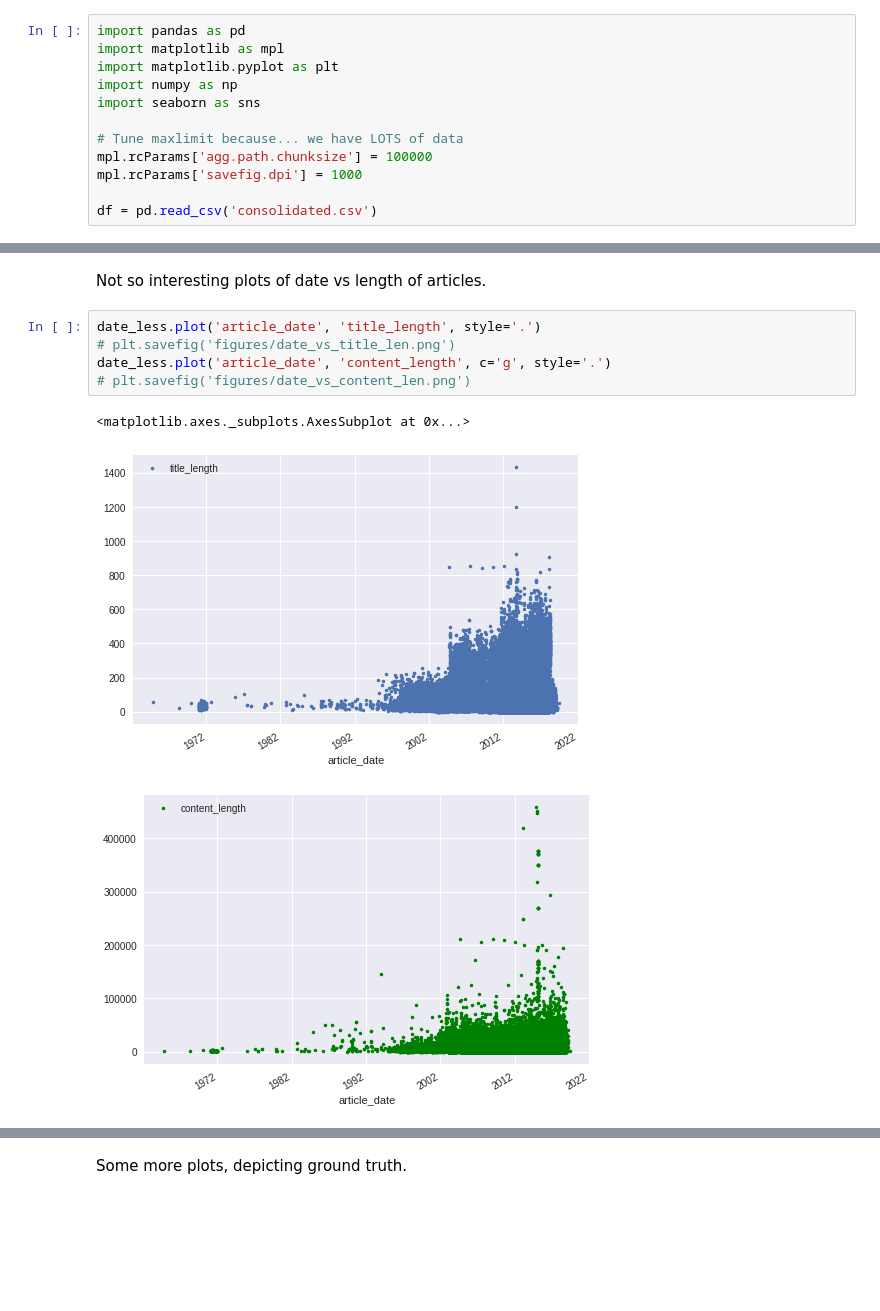
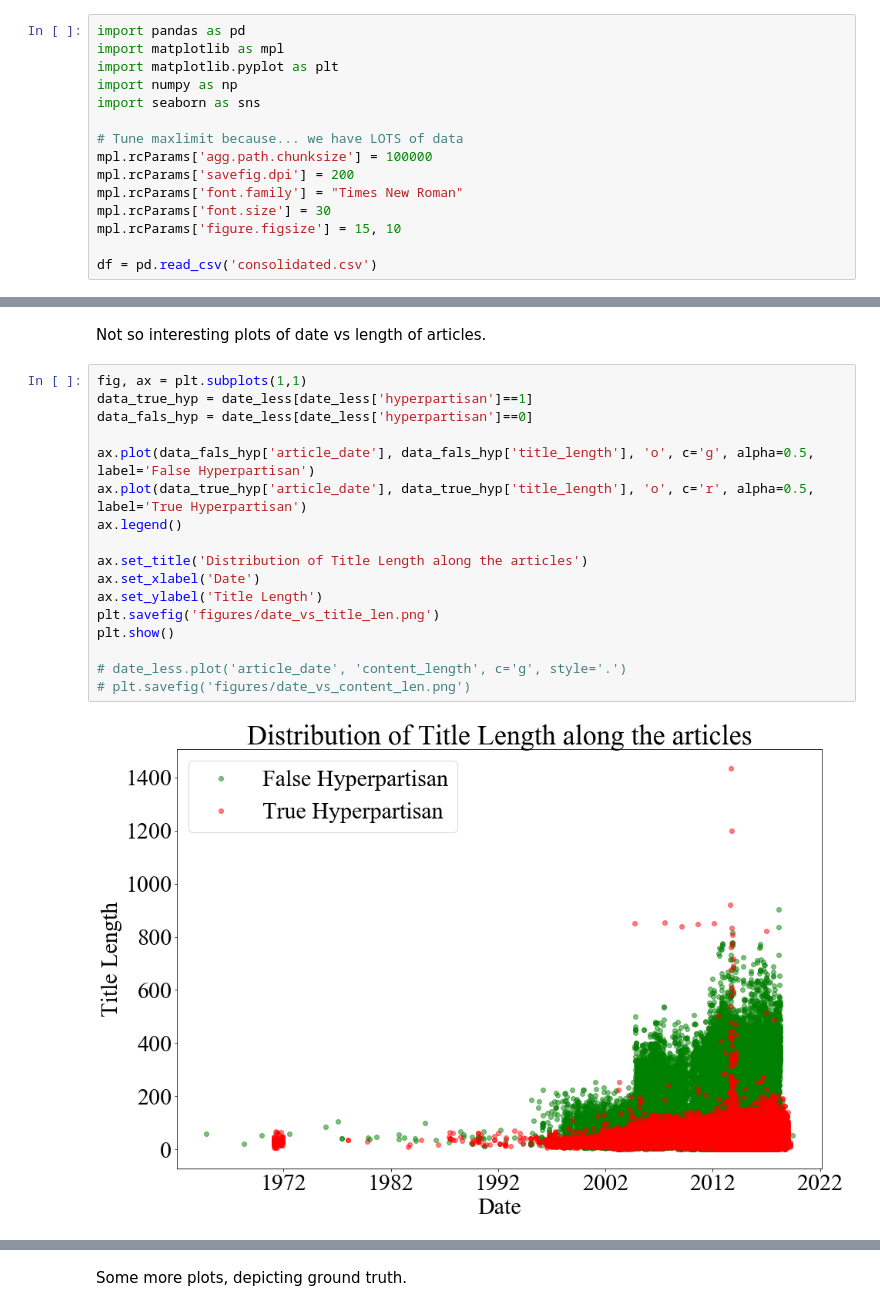
Before and after one commit to virresh/hyperpartisan-semeval19-task4, a Jupyter notebook: old_stuff/Data Visualisation.ipynb, the cells around one changed output, grey strips where cells are left out. Drawn from its saved outputs; the diff is of its cells as text; blank space fills up the shorter version.

Commit message:
Update Visualisation with better plots

```diff
--- a/old_stuff/Data Visualisation.ipynb
+++ b/old_stuff/Data Visualisation.ipynb
@@ -14,7 +14,10 @@ import seaborn as sns
 
 # Tune maxlimit because... we have LOTS of data
 mpl.rcParams['agg.path.chunksize'] = 100000
-mpl.rcParams['savefig.dpi'] = 1000
+mpl.rcParams['savefig.dpi'] = 200
+mpl.rcParams['font.family'] = "Times New Roman"
+mpl.rcParams['font.size'] = 30
+mpl.rcParams['figure.figsize'] = 15, 10
 
 df = pd.read_csv('consolidated.csv')
 # %%
@@ -58,12 +61,22 @@ date_less.head()
 #### Plot
 # %% [markdown]
 Not so interesting plots of date vs length of articles.
-# %%
-date_less.plot('article_date', 'title_length', style='.')
-# plt.savefig('figures/date_vs_title_len.png')
-date_less.plot('article_date', 'content_length', c='g', style='.')
-# plt.savefig('figures/date_vs_content_len.png')
-# %% [output]
-<matplotlib.axes._subplots.AxesSubplot at 0x...>
-[figure, removed]
-[figure, removed]
+# %%
+fig, ax = plt.subplots(1,1)
+data_true_hyp = date_less[date_less['hyperpartisan']==1]
+data_fals_hyp = date_less[date_less['hyperpartisan']==0]
+
+ax.plot(data_fals_hyp['article_date'], data_fals_hyp['title_length'], 'o', c='g', alpha=0.5, label='False Hyperpartisan')
+ax.plot(data_true_hyp['article_date'], data_true_hyp['title_length'], 'o', c='r', alpha=0.5, label='True Hyperpartisan')
+ax.legend()
+
+ax.set_title('Distribution of Title Length along the articles')
+ax.set_xlabel('Date')
+ax.set_ylabel('Title Length')
+plt.savefig('figures/date_vs_title_len.png')
+plt.show()
+
+# date_less.plot('article_date', 'content_length', c='g', style='.')
+# plt.savefig('figures/date_vs_content_len.png')
+# %% [output]
+[figure, added]
```
Also changed, not shown: parts of 2 cells of this notebook, 3 other files.
